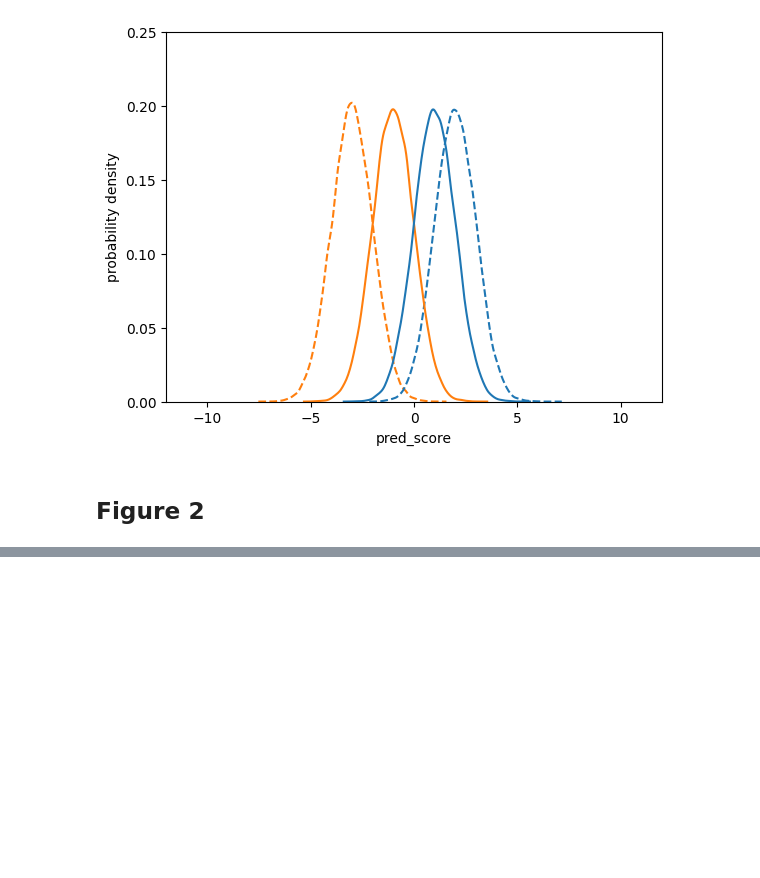
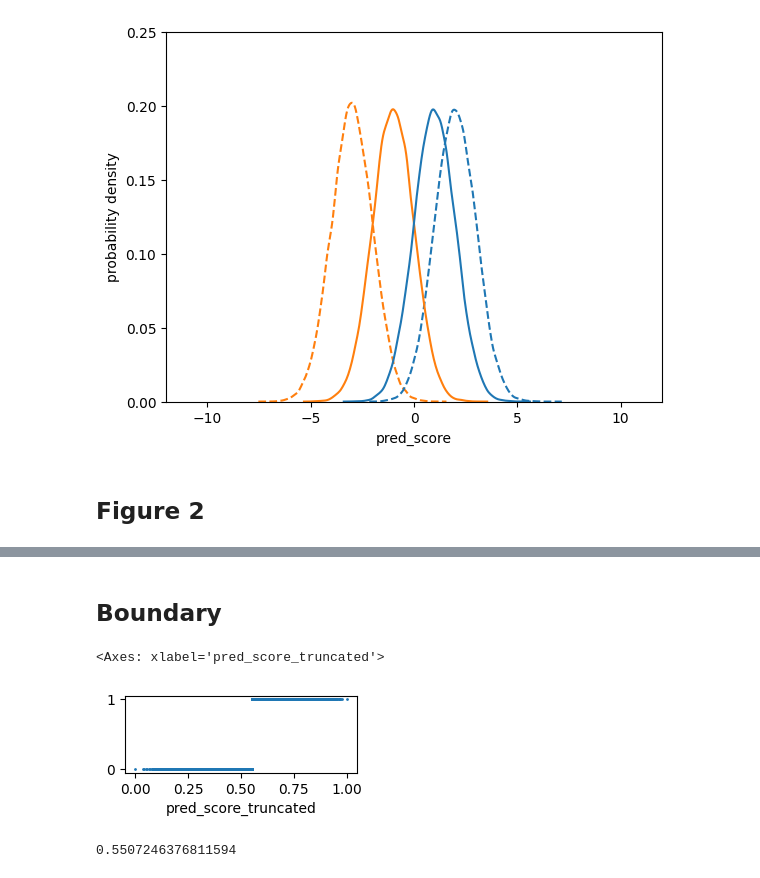
Before and after one commit to aloosley/faim, a Jupyter notebook: notebooks/Figures.ipynb, the cells around one changed output, grey strips where cells are left out. Drawn from its saved outputs; the diff is of its cells as text; code cells hidden in the pictures; blank space fills up the shorter version.

```diff
--- a/notebooks/Figures.ipynb
+++ b/notebooks/Figures.ipynb
@@ -63,0 +84,30 @@ fig.savefig("figures/figure1.svg", format="svg")
+# %%
+import pandas as pd
+import numpy as np
+from pathlib import Path
+
+# Load paper data (remove truncated data - it's calculated later anyways)
+synth_data_from_paper_filepath = Path("../prepared-data/synthetic/2groups/2022-01-12/dataset.csv")
+data = pd.read_csv(synth_data_from_paper_filepath)
+
+group_names = {0: "advantaged", 1: "disadvantaged"}
+pred_score_column = "pred_score"
+score_stepsize = 0.1
+thetas = {0: np.array([1, 0, 0]), 1: np.array([1, 0, 0])}
+optimal_transport_regularization = 0.001
+result_dir = Path("../results/synthetic/2groups/2022-01-12-notebook/")
+result_dir.mkdir(exist_ok=True, parents=True)
+# %%
+from faim.algorithm.faim import FairInterpolationMethod
+
+fair_interpolation_method = FairInterpolationMethod(
+    rawData=data,
+    group_names=group_names,
+    pred_score_column=pred_score_column,
+    score_stepsize=score_stepsize,
+    thetas=thetas,
+    regForOT=optimal_transport_regularization,
+    path=result_dir,
+    plot=False,
+)
+results = fair_interpolation_method.run()
@@ -63,0 +171,7 @@ fig.savefig("figures/figure1.svg", format="svg")
+# %% [markdown]
+## Boundary
+# %%
+results.plot(x="pred_score_truncated", y="predictedLabel", style='.', markersize=2, figsize=(3, 1), legend=False)
+# %% [output]
+<Axes: xlabel='pred_score_truncated'>
+[figure, added]
@@ -63,0 +184,4 @@ fig.savefig("figures/figure1.svg", format="svg")
+# %%
+find_boundary(results)
+# %% [output]
+0.5507246376811594
```
Also changed, not shown: parts of 10 cells of this notebook, 4 other files.
